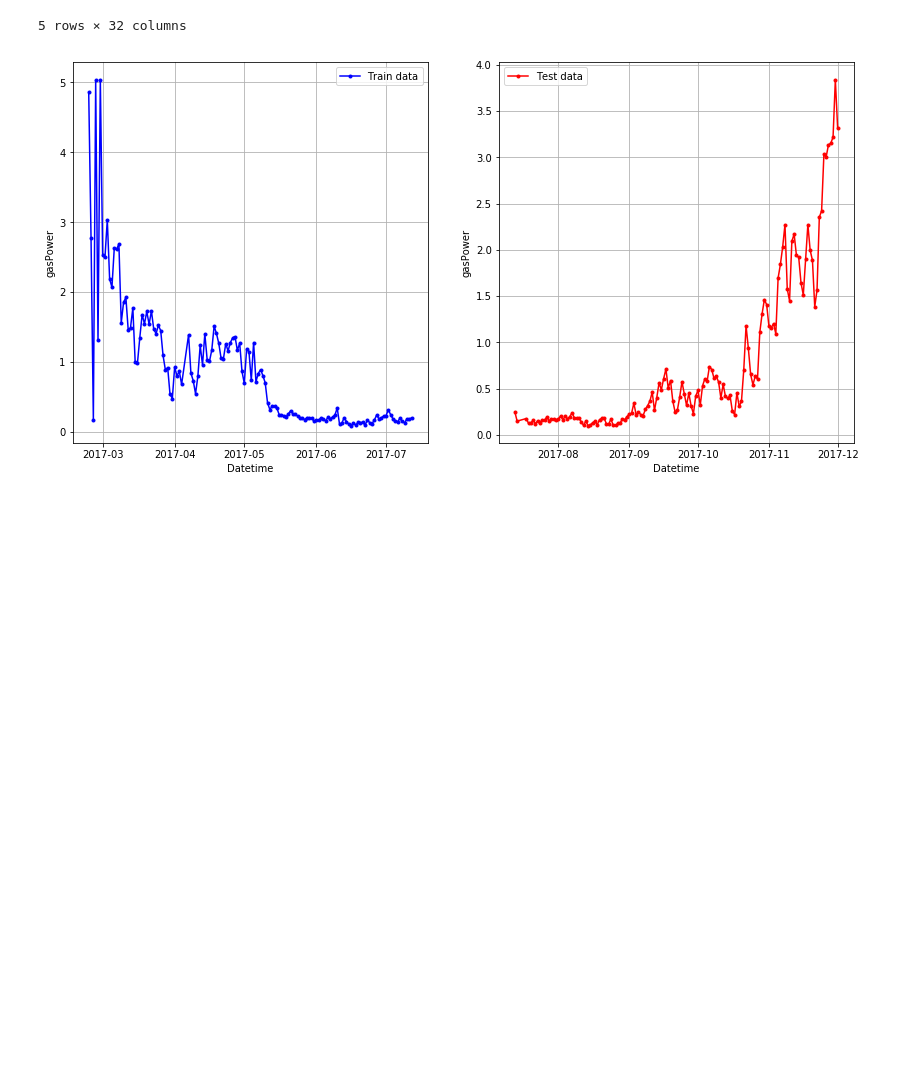
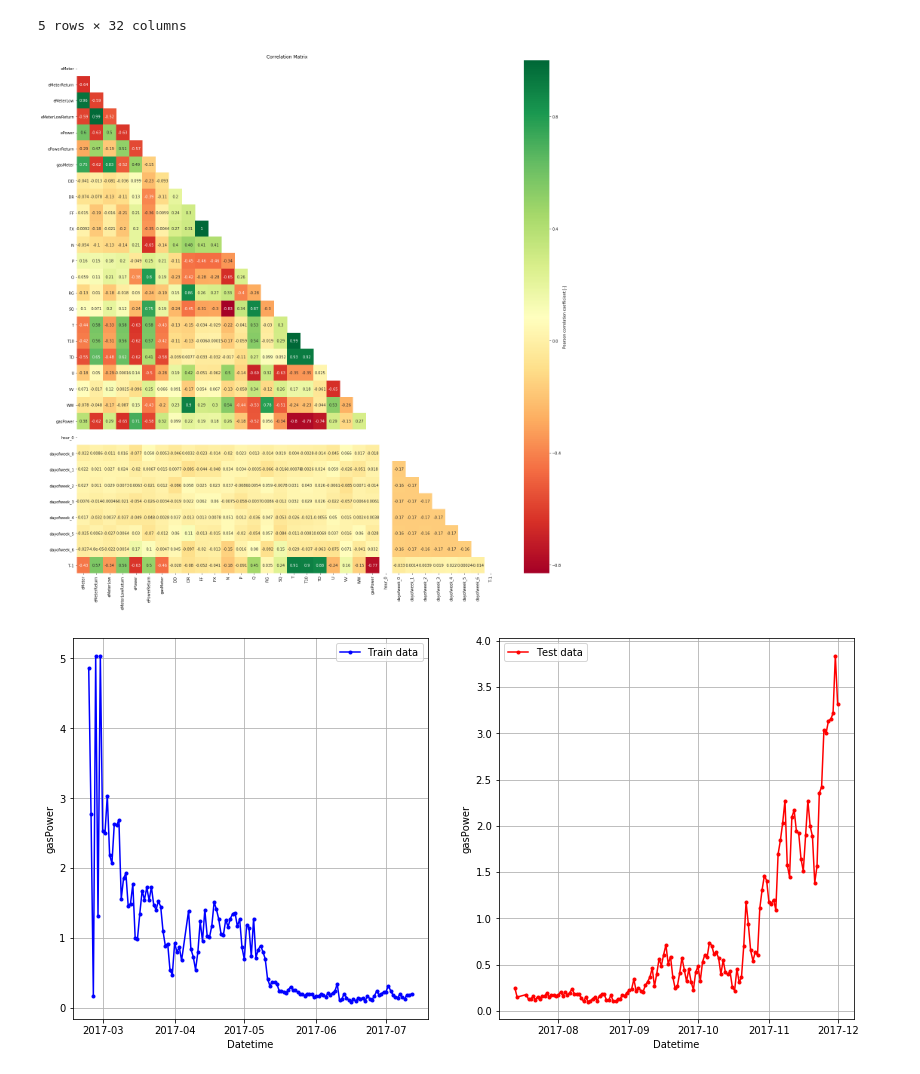
Before and after one commit to deKeijzer/KB-74-OPSCHALER, a Jupyter notebook: Personal_folders/VictorC/NEURAL/DNN.ipynb, the cells around one changed output. Cells and saved outputs as stored; diff of their text form; code cells hidden in the pictures; blank space fills up the shorter version.

```diff
--- a/Personal_folders/VictorC/NEURAL/DNN.ipynb
+++ b/Personal_folders/VictorC/NEURAL/DNN.ipynb
@@ -91,6 +90,22 @@ df_day.head()
 | 2017-02-26 | 1564.963013 | 0.0 | 1817.410950 | 0.0 | 679.171475 | 0.0 | 1706.148254 | 208.350207 | 82.633334 | ... |
 | 2017-02-27 | 1566.147619 | 0.0 | 1828.823593 | 0.0 | 253.032893 | 0.0 | 1711.548060 | 192.541318 | 111.916667 | ... |
 5 rows × 32 columns
+# %%
+corr = df_day.corr()
+mask = np.zeros_like(corr)
+mask[np.triu_indices_from(mask)] = True
+
+fig, ax = plt.subplots(figsize=(25,25))
+sns.heatmap(corr, mask=mask, square=False, cmap='RdYlGn', annot=True, ax=ax,
+             cbar_kws={'label':'Pearson correlation coefficient [-]'})
+
+plt.title('Correlation Matrix')
+plt.xticks(rotation=90)
+plt.yticks(rotation=0)
+plt.savefig('correlationmatrixdnn.png', dpi=500)
+plt.show()
+# %% [output]
+[figure, added]
 # %%
 X = df_day[['T','T-1','dayofweek_0','dayofweek_1','dayofweek_2','dayofweek_3','dayofweek_4','dayofweek_5','dayofweek_6']]
 y = df_day[['gasPower']]
```
Also changed, not shown: parts of 1 cell of this notebook, 8 other files.
